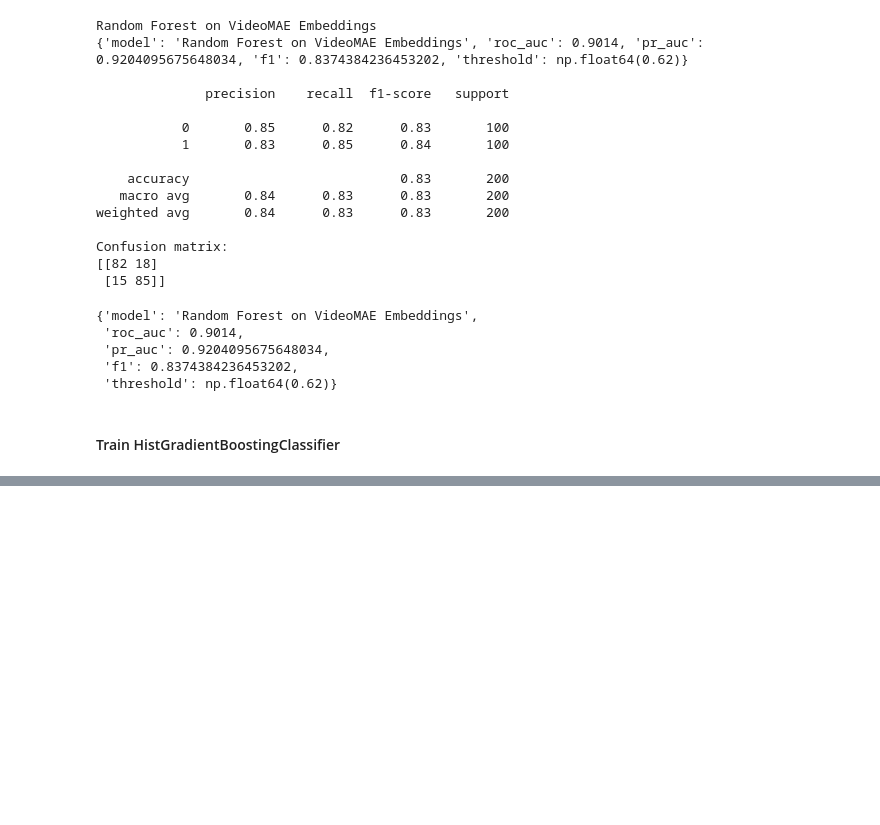
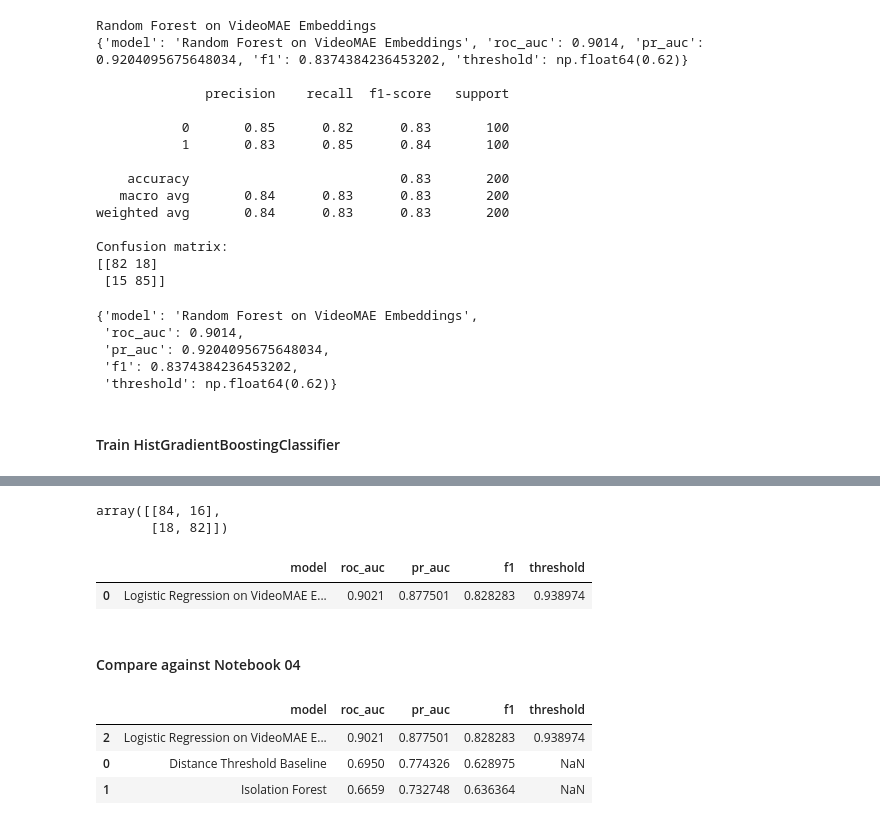
Before and after one commit to Phiziics/Computer-Vision, a Jupyter notebook: SentinelVision-AI/notebooks/05B_supervised_videomae_classifier.ipynb, the cells around one changed output, grey strips where cells are left out. Cells and saved outputs as stored; diff of their text form; code cells hidden in the pictures; blank space fills up the shorter version.

```diff
--- a/SentinelVision-AI/notebooks/05B_supervised_videomae_classifier.ipynb
+++ b/SentinelVision-AI/notebooks/05B_supervised_videomae_classifier.ipynb
@@ -318,0 +409,8 @@ hist_gradient_boosting_model.fit(
+# %%
+test_probabilities = best_model.predict_proba(
+    features_test
+)[:, 1]
+
+test_predictions = (
+    test_probabilities >= best_threshold
+).astype(int)
@@ -318,0 +462,8 @@ hist_gradient_boosting_model.fit(
+# %%
+confusion_matrix(
+    target_test,
+    test_predictions,
+)
+# %% [output]
+array([[84, 16],
+       [18, 82]])
@@ -318,0 +483,43 @@ hist_gradient_boosting_model.fit(
+# %%
+supervised_results = pd.DataFrame(
+    [supervised_test_results]
+)
+
+supervised_results.to_csv(
+    metrics_dir / "supervised_videomae_results.csv",
+    index=False,
+)
+
+joblib.dump(
+    best_model,
+    models_dir / "supervised_videomae_classifier.joblib",
+)
+
+supervised_results
+# %% [output]
+|  | model | roc_auc | pr_auc | f1 | threshold |
+| 0 | Logistic Regression on VideoMAE E... | 0.9021 | 0.877501 | 0.828283 | 0.938974 |
+# %% [markdown]
+#### Compare against Notebook 04
+# %%
+baseline_results = pd.read_csv(
+    metrics_dir / "baseline_model_results.csv"
+)
+
+combined_results = pd.concat(
+    [
+        baseline_results,
+        supervised_results,
+    ],
+    ignore_index=True,
+)
+
+combined_results.sort_values(
+    by="pr_auc",
+    ascending=False,
+)
+# %% [output]
+|  | model | roc_auc | pr_auc | f1 | threshold |
+| 2 | Logistic Regression on VideoMAE E... | 0.9021 | 0.877501 | 0.828283 | 0.938974 |
+| 0 | Distance Threshold Baseline | 0.6950 | 0.774326 | 0.628975 | NaN |
+| 1 | Isolation Forest | 0.6659 | 0.732748 | 0.636364 | NaN |
```
Also changed, not shown: parts of 14 cells of this notebook.
